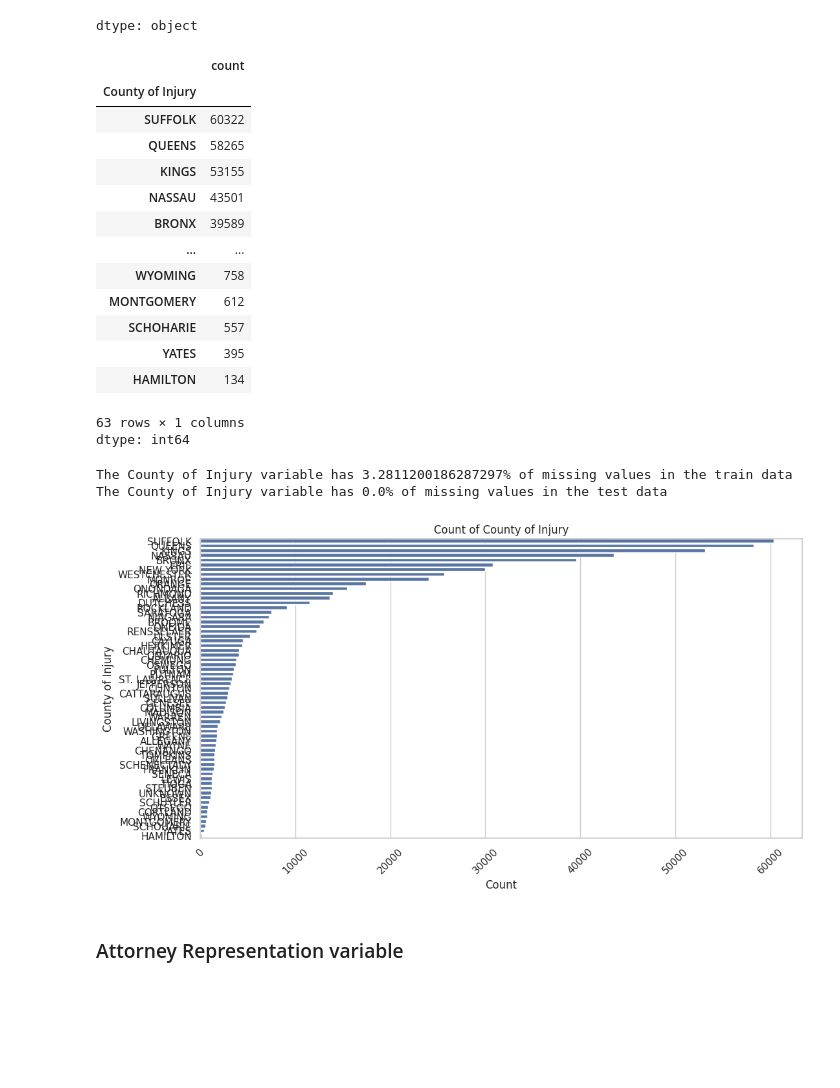
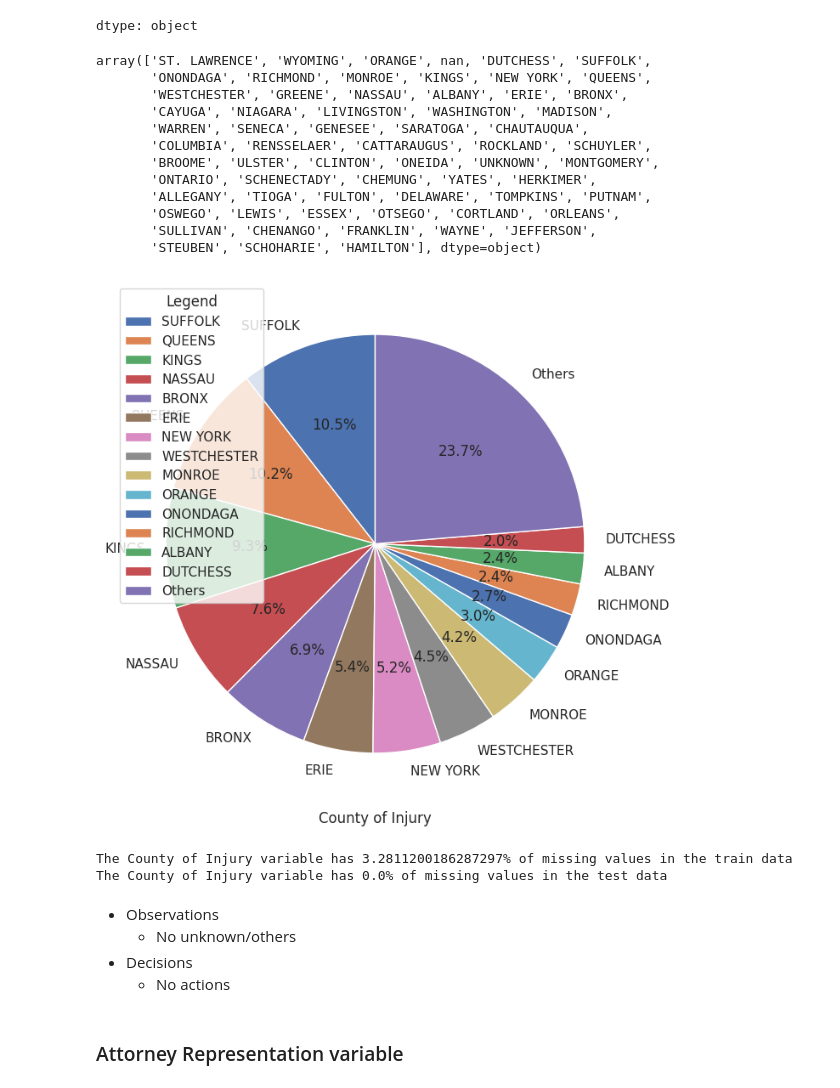
Before and after one commit to berthlou/DSAA_ML_41, a Jupyter notebook: code/exploratory_analysis/exploratory_analysis_preprocessing_final.ipynb, the cells around one changed output. Drawn from its saved outputs; the diff is of its cells as text; code cells hidden in the pictures; blank space fills up the shorter version.

```diff
--- a/code/exploratory_analysis/exploratory_analysis_preprocessing_final.ipynb
+++ b/code/exploratory_analysis/exploratory_analysis_preprocessing_final.ipynb
@@ -635,43 +689,35 @@ df_train['County of Injury'].describe()
 | freq | 60322 |
 dtype: object
 # %%
-df_train['County of Injury'].value_counts()
+df_train['County of Injury'].unique()
 # %% [output]
-|  | count |
-| County of Injury |  |
-| SUFFOLK | 60322 |
-| QUEENS | 58265 |
-| KINGS | 53155 |
-| NASSAU | 43501 |
-| BRONX | 39589 |
-| ... | ... |
-| WYOMING | 758 |
-| MONTGOMERY | 612 |
-| SCHOHARIE | 557 |
-| YATES | 395 |
-| HAMILTON | 134 |
-63 rows × 1 columns
-dtype: int64
+array(['ST. LAWRENCE', 'WYOMING', 'ORANGE', nan, 'DUTCHESS', 'SUFFOLK',
+       'ONONDAGA', 'RICHMOND', 'MONROE', 'KINGS', 'NEW YORK', 'QUEENS',
+       'WESTCHESTER', 'GREENE', 'NASSAU', 'ALBANY', 'ERIE', 'BRONX',
+       'CAYUGA', 'NIAGARA', 'LIVINGSTON', 'WASHINGTON', 'MADISON',
+       'WARREN', 'SENECA', 'GENESEE', 'SARATOGA', 'CHAUTAUQUA',
+       'COLUMBIA', 'RENSSELAER', 'CATTARAUGUS', 'ROCKLAND', 'SCHUYLER',
+       'BROOME', 'ULSTER', 'CLINTON', 'ONEIDA', 'UNKNOWN', 'MONTGOMERY',
+       'ONTARIO', 'SCHENECTADY', 'CHEMUNG', 'YATES', 'HERKIMER',
+       'ALLEGANY', 'TIOGA', 'FULTON', 'DELAWARE', 'TOMPKINS', 'PUTNAM',
+       'OSWEGO', 'LEWIS', 'ESSEX', 'OTSEGO', 'CORTLAND', 'ORLEANS',
+       'SULLIVAN', 'CHENANGO', 'FRANKLIN', 'WAYNE', 'JEFFERSON',
+       'STEUBEN', 'SCHOHARIE', 'HAMILTON'], dtype=object)
+# %%
+plot_pie(df_train, 'County of Injury')
+# %% [output]
+[figure, added]
 # %%
 print('The County of Injury variable has ' + str(df_train['County of Injury'].isna().mean()*100) + '% of missing values in the train data')
 print('The County of Injury variable has ' + str(df_test['County of Injury'].isna().mean()*100) + '% of missing values in the test data')
 # %% [output]
 The County of Injury variable has 3.2811200186287297% of missing values in the train data
 The County of Injury variable has 0.0% of missing values in the test data
-# %%
-# Set the style for the plots
-sns.set(style="whitegrid")
-
-# Create a count plot for 'District Name'
-plt.figure(figsize=(12, 6))
-sns.countplot(data=df_train, y='County of Injury', order=df_train['County of Injury'].value_counts().index)
-plt.title('Count of County of Injury')
-plt.xlabel('Count')
-plt.ylabel('County of Injury')
-plt.xticks(rotation=45)  # Rotate x labels if needed
-plt.show()
-# %% [output]
-[figure, removed]
+# %% [markdown]
+- Observations
+  - No unknown/others
+- Decisions
+  - No actions
 # %% [markdown]
 ### Attorney Representation variable
 # %% [markdown]
```
Also changed, not shown: parts of 125 cells of this notebook.
